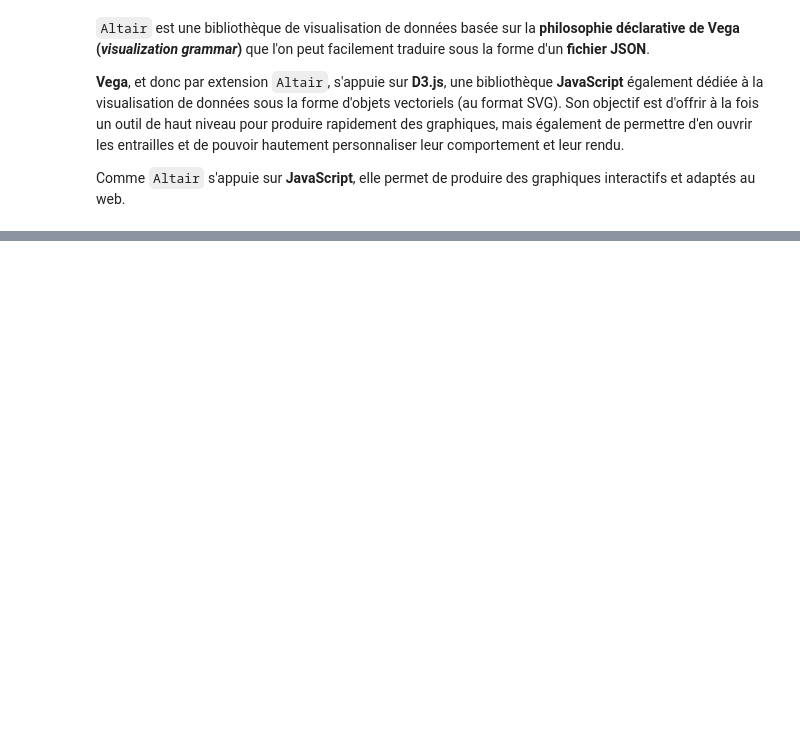
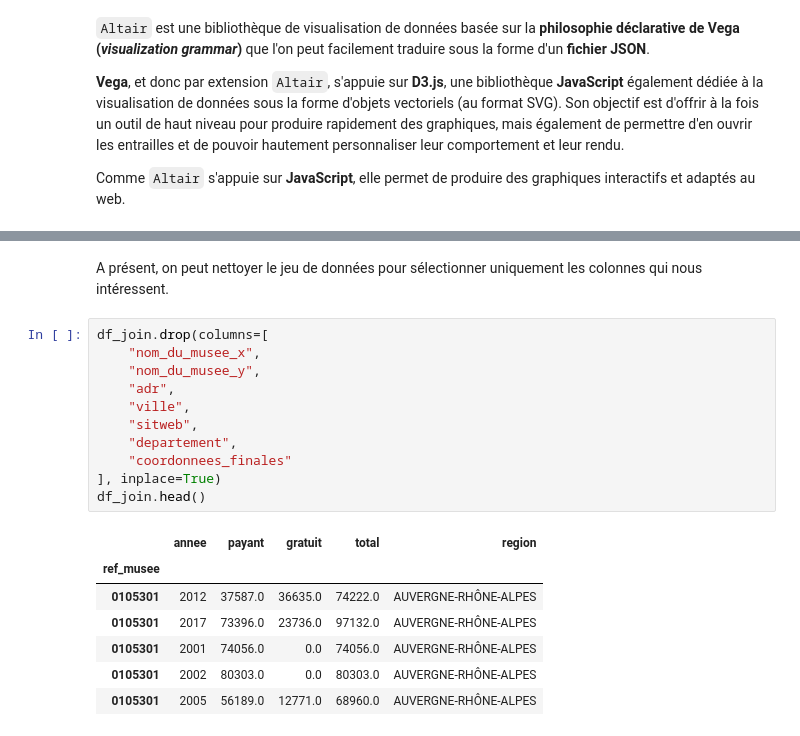
Before and after one commit to RomainMularczyk/cycle_dataviz_python, a Jupyter notebook: Presentation.ipynb, the cells around one changed output, grey strips where cells are left out. Drawn from its saved outputs; the diff is of its cells as text; blank space fills up the shorter version.

```diff
--- a/Presentation.ipynb
+++ b/Presentation.ipynb
@@ -479,0 +867,21 @@ import altair as alt
+# %% [markdown]
+A présent, on peut nettoyer le jeu de données pour sélectionner uniquement les colonnes qui nous intéressent.
+# %%
+df_join.drop(columns=[
+    "nom_du_musee_x",
+    "nom_du_musee_y",
+    "adr",
+    "ville",
+    "sitweb",
+    "departement",
+    "coordonnees_finales"
+], inplace=True)
+df_join.head()
+# %% [output]
+|  | annee | payant | gratuit | total | region |
+| ref_musee |  |  |  |  |  |
+| 0105301 | 2012 | 37587.0 | 36635.0 | 74222.0 | AUVERGNE-RHÔNE-ALPES |
+| 0105301 | 2017 | 73396.0 | 23736.0 | 97132.0 | AUVERGNE-RHÔNE-ALPES |
+| 0105301 | 2001 | 74056.0 | 0.0 | 74056.0 | AUVERGNE-RHÔNE-ALPES |
+| 0105301 | 2002 | 80303.0 | 0.0 | 80303.0 | AUVERGNE-RHÔNE-ALPES |
+| 0105301 | 2005 | 56189.0 | 12771.0 | 68960.0 | AUVERGNE-RHÔNE-ALPES |
```
Also changed, not shown: parts of 90 cells of this notebook.
